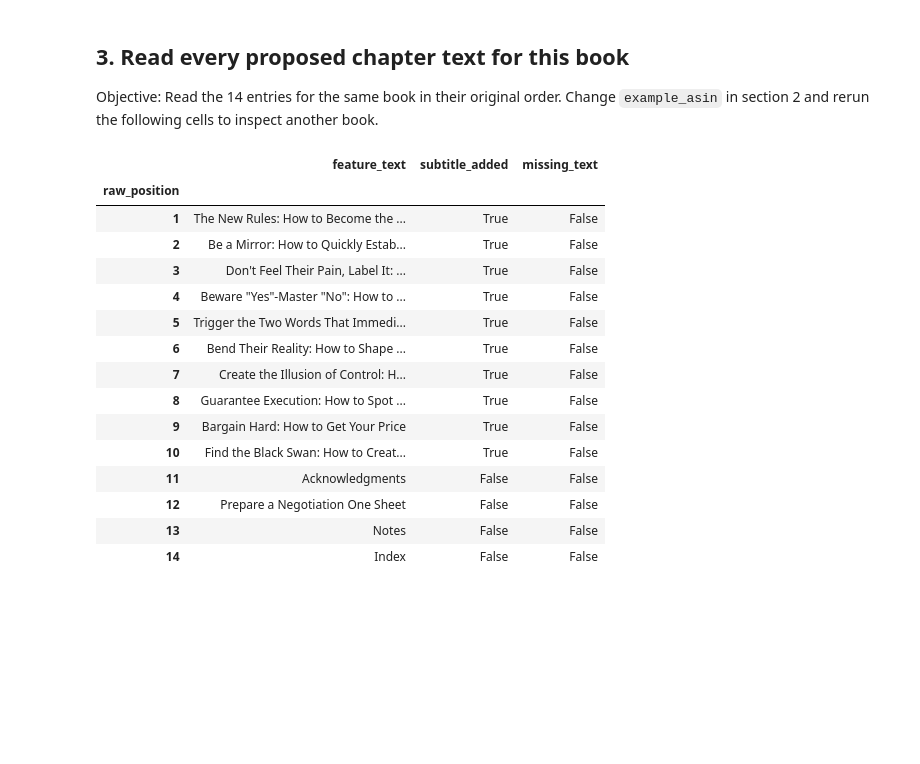
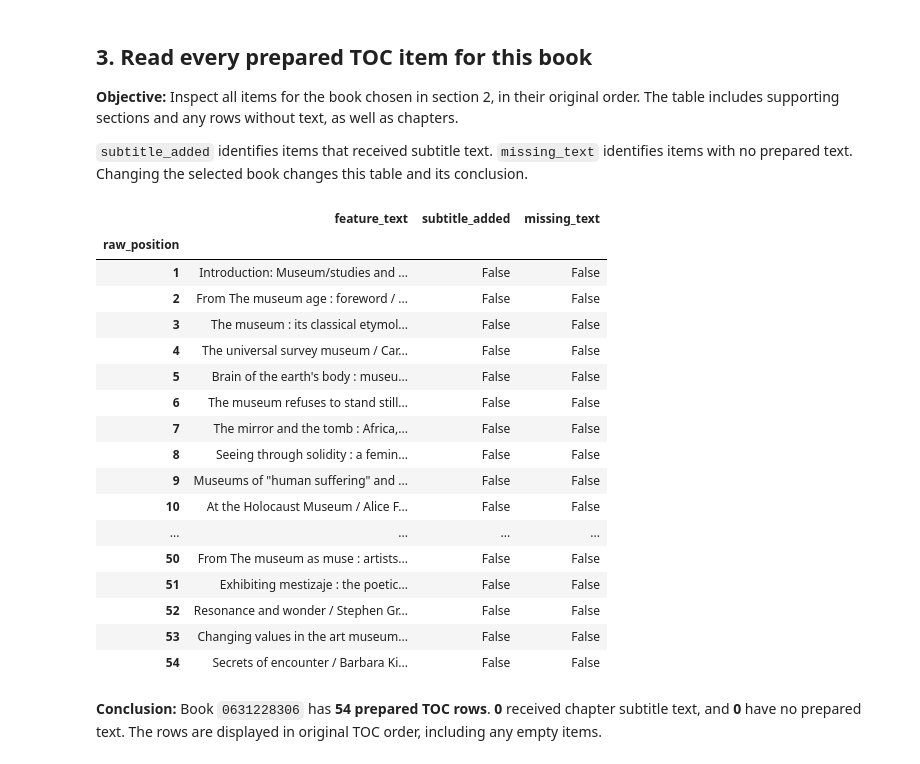
Before and after one commit to dominiclizarraga/bookpath_v2, a Jupyter notebook: notebooks/03_toc_preparation_preview.ipynb, the cells around one changed output. Saved outputs shown, nothing was run; the diff lists cells and outputs as text; code cells hidden in the pictures; blank space fills up the shorter version.

```diff
--- a/notebooks/03_toc_preparation_preview.ipynb
+++ b/notebooks/03_toc_preparation_preview.ipynb
@@ -71,0 +128,17 @@ Objective: Display the first chapter from the raw book's `raw_toc_json`, its exi
+# %%
+example_asin = None  # Or enter a specific ID, such as "0142000280".
+random_seed = 42     # Change this number for another repeatable random choice.
+
+if example_asin is None:
+    example_asin = books.sample(n=1, random_state=random_seed)["parent_asin"].iloc[0]
+
+selected = books.loc[books["parent_asin"].eq(example_asin)]
+if selected.empty:
+    raise ValueError(f"No saved book has parent_asin = {example_asin!r}. Use an existing ID or None.")
+selected_book = selected.iloc[0]
+book_features = toc_features.loc[
+    toc_features["parent_asin"].eq(example_asin)
+].sort_values("raw_position")
+
+print("Selected parent_asin:", example_asin)
+print("Book:", selected_book["title"])
@@ -72,16 +148,16 @@ Objective: Display the first chapter from the raw book's `raw_toc_json`, its exi
 # %%
-example_asin = "0062407805"
-selected_book = books.loc[books["parent_asin"].eq(example_asin)].iloc[0]
-book_features = toc_features.loc[toc_features["parent_asin"].eq(example_asin)]
-first_feature = book_features.loc[book_features["raw_position"].eq(1)].iloc[0]
-raw_entry = json.loads(selected_book["raw_toc_json"])[0]
+items_with_main_text = book_features.loc[book_features["base_text"].notna()]
+if items_with_main_text.empty:
+    raise ValueError("This book has no prepared item with main text to compare. Choose another ID.")
+first_feature = items_with_main_text.iloc[0]
+raw_position = int(first_feature["raw_position"])
+raw_entry = json.loads(selected_book["raw_toc_json"])[raw_position - 1]
 existing_entry = selected_book["toc_entries"][0]
 
-print("Book:", selected_book["title"])
-print("\n1. First item from the raw_toc_json column:")
+print(f"1. Original item at position {raw_position} in raw_toc_json:")
 print(json.dumps(raw_entry, ensure_ascii=False, indent=2))
-print("\n2. First item from the existing toc_entries column:")
+print("\n2. First saved entry in toc_entries:")
 print(json.dumps(existing_entry, ensure_ascii=False, indent=2))
-print("\n3. New feature_text in the processed file:")
+print("\n3. Prepared feature_text for that original item:")
 print(first_feature["feature_text"])
 # %% [output]
@@ -140,27 +246,39 @@ with pd.option_context("display.max_colwidth", None):
 # %% [markdown]
-## 3. Read every proposed chapter text for this book
+## 3. Read every prepared TOC item for this book
 
-Objective: Read the 14 entries for the same book in their original order. Change `example_asin` in section 2 and rerun the following cells to inspect another book.
+**Objective:** Inspect all items for the book chosen in section 2, in their original order. The table includes supporting sections and any rows without text, as well as chapters.
+
+`subtitle_added` identifies items that received subtitle text. `missing_text` identifies items with no prepared text. Changing the selected book changes this table and its conclusion.
 # %%
 with pd.option_context("display.max_colwidth", None, "display.max_rows", None):
     display(book_features[[
         "raw_position", "feature_text", "subtitle_added", "missing_text",
     ]].set_index("raw_position"))
+
+display(Markdown(
+    f"**Conclusion:** Book `{example_asin}` has **{len(book_features):,} prepared TOC rows**. "
+    f"**{int(book_features['subtitle_added'].sum()):,}** received chapter subtitle text, and "
+    f"**{int(book_features['missing_text'].sum()):,}** have no prepared text. "
+    "The rows are displayed in original TOC order, including any empty items."
+))
 # %% [output]
 |  | feature_text | subtitle_added | missing_text |
 | raw_position |  |  |  |
-| 1 | The New Rules: How to Become the ... | True | False |
-| 2 | Be a Mirror: How to Quickly Estab... | True | False |
-| 3 | Don't Feel Their Pain, Label It: ... | True | False |
-| 4 | Beware "Yes"-Master "No": How to ... | True | False |
-| 5 | Trigger the Two Words That Immedi... | True | False |
-| 6 | Bend Their Reality: How to Shape ... | True | False |
-| 7 | Create the Illusion of Control: H... | True | False |
-| 8 | Guarantee Execution: How to Spot ... | True | False |
-| 9 | Bargain Hard: How to Get Your Price | True | False |
-| 10 | Find the Black Swan: How to Creat... | True | False |
-| 11 | Acknowledgments | False | False |
-| 12 | Prepare a Negotiation One Sheet | False | False |
-| 13 | Notes | False | False |
-| 14 | Index | False | False |
+| 1 | Introduction: Museum/studies and ... | False | False |
+| 2 | From The museum age : foreword / ... | False | False |
+| 3 | The museum : its classical etymol... | False | False |
+| 4 | The universal survey museum / Car... | False | False |
+| 5 | Brain of the earth's body : museu... | False | False |
+| 6 | The museum refuses to stand still... | False | False |
+| 7 | The mirror and the tomb : Africa,... | False | False |
+| 8 | Seeing through solidity : a femin... | False | False |
+| 9 | Museums of "human suffering" and ... | False | False |
+| 10 | At the Holocaust Museum / Alice F... | False | False |
+| ... | ... | ... | ... |
+| 50 | From The museum as muse : artists... | False | False |
+| 51 | Exhibiting mestizaje : the poetic... | False | False |
+| 52 | Resonance and wonder / Stephen Gr... | False | False |
+| 53 | Changing values in the art museum... | False | False |
+| 54 | Secrets of encounter / Barbara Ki... | False | False |
+**Conclusion:** Book `0631228306` has **54 prepared TOC rows**. **0** received chapter subtitle text, and **0** have no prepared text. The rows are displayed in original TOC order, including any empty items.
 # %% [markdown]
```
Also changed, not shown: parts of 17 cells of this notebook, 2 other files.
